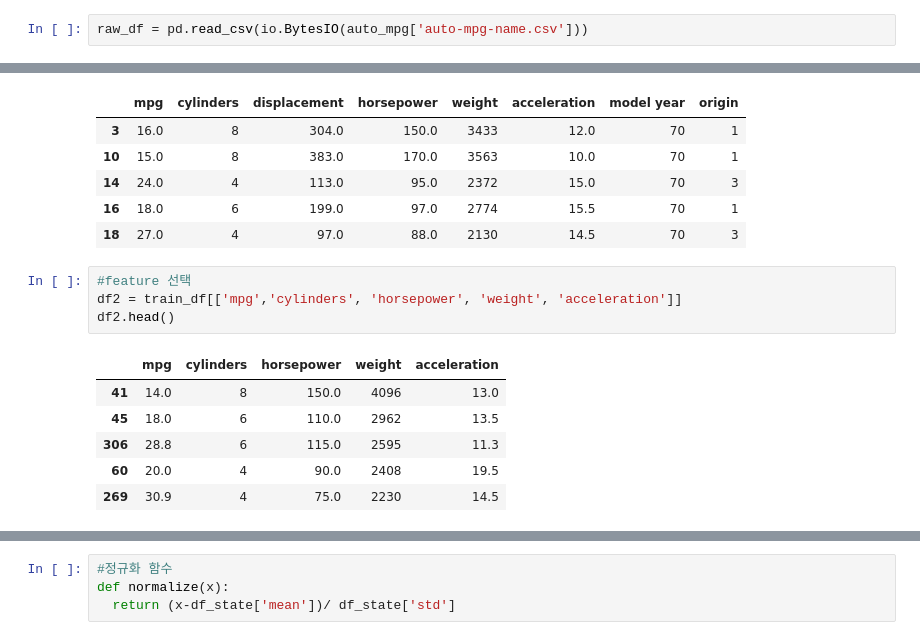
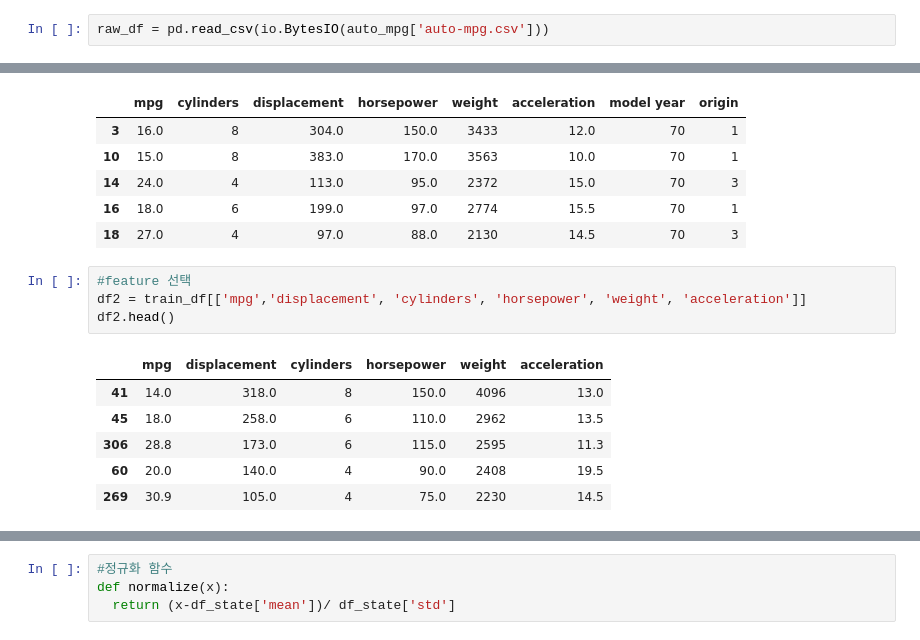
Before and after one commit to hch507/auto_mpg-predict, a Jupyter notebook: auto_mpg_predict.ipynb, the cells around one changed output, grey strips where cells are left out. Drawn from its saved outputs; the diff is of its cells as text.

```diff
--- a/auto_mpg_predict.ipynb
+++ b/auto_mpg_predict.ipynb
@@ -17,5 +17,5 @@ Saving auto-mpg-name.csv to auto-mpg-name (1).csv
 # %%
-raw_df = pd.read_csv(io.BytesIO(auto_mpg['auto-mpg-name.csv']))
+raw_df = pd.read_csv(io.BytesIO(auto_mpg['auto-mpg.csv']))
 # %%
 raw_df.head()
 # %% [output]
@@ -132,15 +132,15 @@ test_df.head()
 | 18 | 27.0 | 4 | 97.0 | 88.0 | 2130 | 14.5 | 70 | 3 |
 # %%
 #feature 선택
-df2 = train_df[['mpg','cylinders', 'horsepower', 'weight', 'acceleration']]
+df2 = train_df[['mpg','displacement', 'cylinders', 'horsepower', 'weight', 'acceleration']]
 df2.head()
 # %% [output]
-|  | mpg | cylinders | horsepower | weight | acceleration |
-| 41 | 14.0 | 8 | 150.0 | 4096 | 13.0 |
-| 45 | 18.0 | 6 | 110.0 | 2962 | 13.5 |
-| 306 | 28.8 | 6 | 115.0 | 2595 | 11.3 |
-| 60 | 20.0 | 4 | 90.0 | 2408 | 19.5 |
-| 269 | 30.9 | 4 | 75.0 | 2230 | 14.5 |
+|  | mpg | displacement | cylinders | horsepower | weight | acceleration |
+| 41 | 14.0 | 318.0 | 8 | 150.0 | 4096 | 13.0 |
+| 45 | 18.0 | 258.0 | 6 | 110.0 | 2962 | 13.5 |
+| 306 | 28.8 | 173.0 | 6 | 115.0 | 2595 | 11.3 |
+| 60 | 20.0 | 140.0 | 4 | 90.0 | 2408 | 19.5 |
+| 269 | 30.9 | 105.0 | 4 | 75.0 | 2230 | 14.5 |
 # %%
 ## 특성 선택을 위한 상관 분석
 df2.corr()
```
Also changed, not shown: parts of 16 cells of this notebook.
